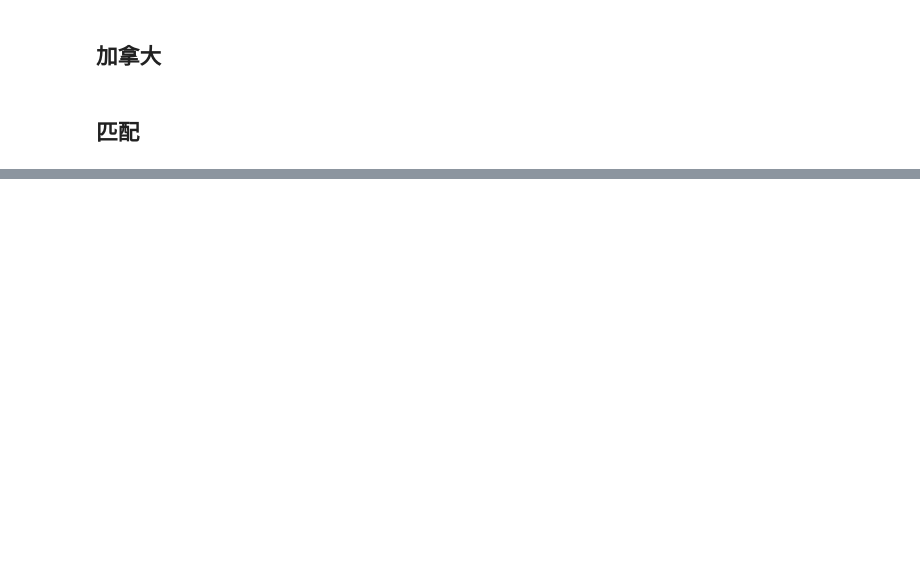
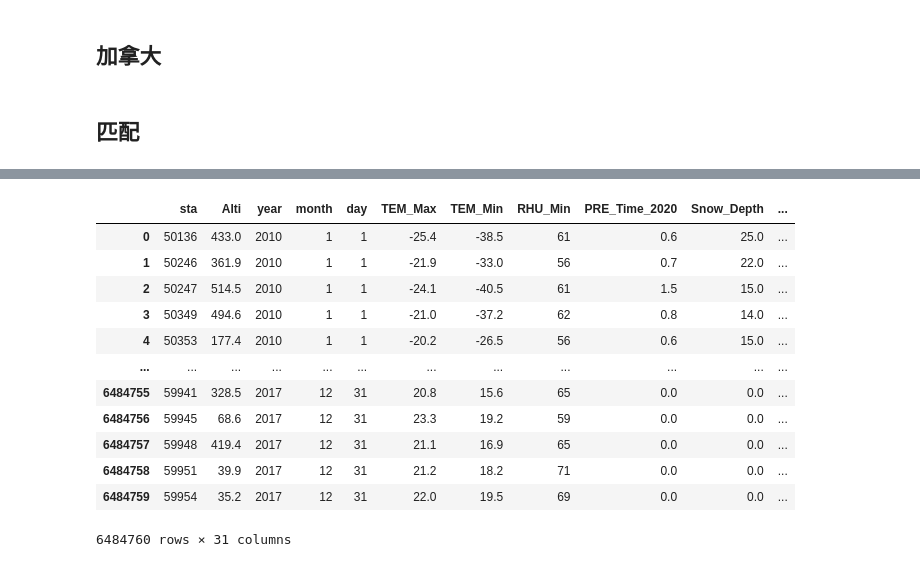
Before and after one commit to YYC54/forestfire_train_2023_7_26, a Jupyter notebook: dataset.ipynb, the cells around one changed output, grey strips where cells are left out. Saved outputs shown, nothing was run; the diff lists cells and outputs as text; code cells hidden in the pictures; blank space fills up the shorter version.

```diff
--- a/dataset.ipynb
+++ b/dataset.ipynb
@@ -121,0 +130,34 @@ merged_all.head(100).to_csv('/public/home/lihf_hx/yyc/森林火险模型/dataset
+# %%
+model = pd.read_csv('model.csv', index_col=0)
+obs = pd.read_csv('obs.csv', index_col=0)
+
+columns_to_drop = ['lat', 'lon']
+obs.drop(columns=columns_to_drop, inplace=True)
+columns_to_rename = {
+    'Year': 'year',
+    'Mon': 'month',
+    'Day': 'day'
+}
+
+# 使用rename方法来重命名列
+obs.rename(columns=columns_to_rename, inplace=True)
+# %%
+
+merge = obs.merge(model,on = ['sta','year','month','day'])
+merge.to_csv('dataset.csv', index=None)
+# %%
+merge
+# %% [output]
+|  | sta | Alti | year | month | day | TEM_Max | TEM_Min | RHU_Min | PRE_Time_2020 | Snow_Depth | ... |
+| 0 | 50136 | 433.0 | 2010 | 1 | 1 | -25.4 | -38.5 | 61 | 0.6 | 25.0 | ... |
+| 1 | 50246 | 361.9 | 2010 | 1 | 1 | -21.9 | -33.0 | 56 | 0.7 | 22.0 | ... |
+| 2 | 50247 | 514.5 | 2010 | 1 | 1 | -24.1 | -40.5 | 61 | 1.5 | 15.0 | ... |
+| 3 | 50349 | 494.6 | 2010 | 1 | 1 | -21.0 | -37.2 | 62 | 0.8 | 14.0 | ... |
+| 4 | 50353 | 177.4 | 2010 | 1 | 1 | -20.2 | -26.5 | 56 | 0.6 | 15.0 | ... |
+| ... | ... | ... | ... | ... | ... | ... | ... | ... | ... | ... | ... |
+| 6484755 | 59941 | 328.5 | 2017 | 12 | 31 | 20.8 | 15.6 | 65 | 0.0 | 0.0 | ... |
+| 6484756 | 59945 | 68.6 | 2017 | 12 | 31 | 23.3 | 19.2 | 59 | 0.0 | 0.0 | ... |
+| 6484757 | 59948 | 419.4 | 2017 | 12 | 31 | 21.1 | 16.9 | 65 | 0.0 | 0.0 | ... |
+| 6484758 | 59951 | 39.9 | 2017 | 12 | 31 | 21.2 | 18.2 | 71 | 0.0 | 0.0 | ... |
+| 6484759 | 59954 | 35.2 | 2017 | 12 | 31 | 22.0 | 19.5 | 69 | 0.0 | 0.0 | ... |
+6484760 rows × 31 columns
```
Also changed, not shown: parts of 11 cells of this notebook.
